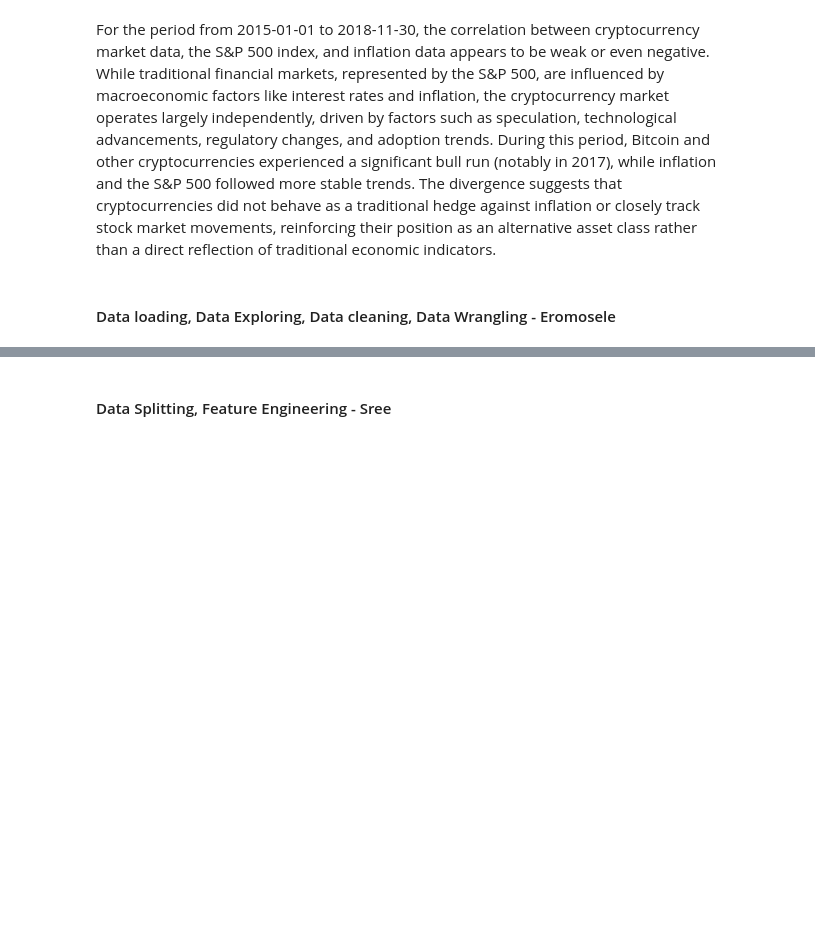
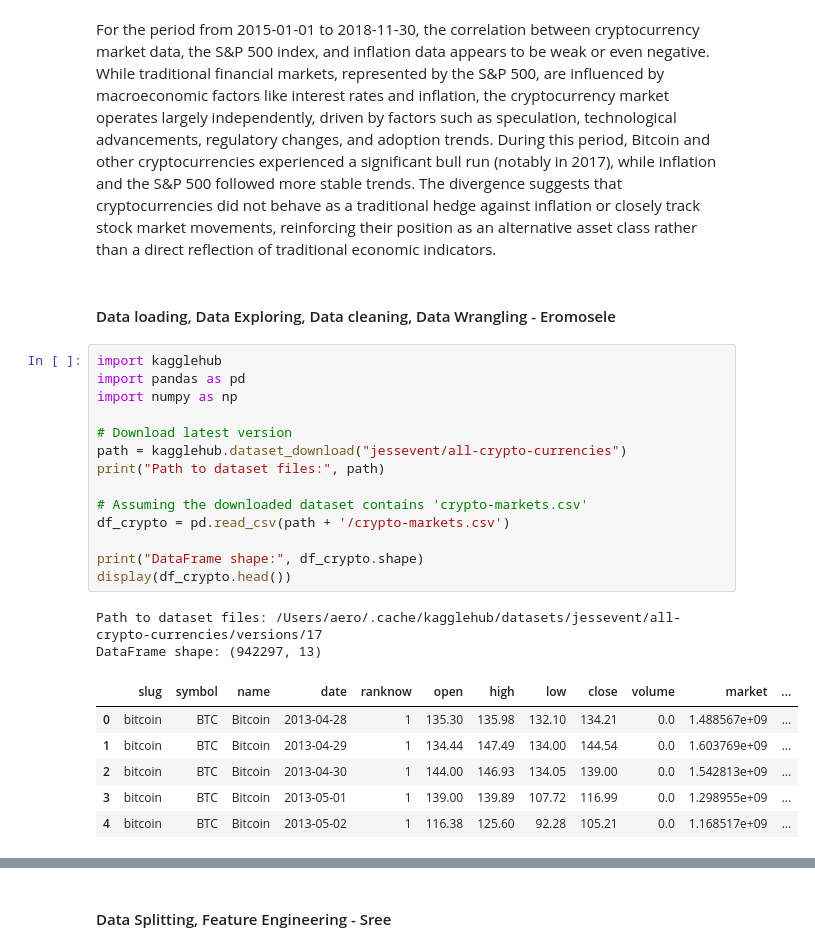
Before and after one commit to Sree-Praveen/Every-Cryptocurrency-Daily-Market-Price, a Jupyter notebook: main.ipynb, the cells around one changed output, grey strips where cells are left out. Drawn from its saved outputs; the diff is of its cells as text; blank space fills up the shorter version.

Commit message:
Add Data loading, Data Exploring, Data cleaning, Data Wrangling by Eromosele

```diff
--- a/main.ipynb
+++ b/main.ipynb
@@ -535,3 +535,26 @@ Inflation         0.562519     0.824967   1.000000
 For the period from 2015-01-01 to 2018-11-30, the correlation between cryptocurrency market data, the S&P 500 index, and inflation data appears to be weak or even negative. While traditional financial markets, represented by the S&P 500, are influenced by macroeconomic factors like interest rates and inflation, the cryptocurrency market operates largely independently, driven by factors such as speculation, technological advancements, regulatory changes, and adoption trends. During this period, Bitcoin and other cryptocurrencies experienced a significant bull run (notably in 2017), while inflation and the S&P 500 followed more stable trends. The divergence suggests that cryptocurrencies did not behave as a traditional hedge against inflation or closely track stock market movements, reinforcing their position as an alternative asset class rather than a direct reflection of traditional economic indicators.
 # %% [markdown]
 #### Data loading, Data Exploring, Data cleaning, Data Wrangling - Eromosele
+# %%
+import kagglehub
+import pandas as pd
+import numpy as np
+
+# Download latest version
+path = kagglehub.dataset_download("jessevent/all-crypto-currencies")
+print("Path to dataset files:", path)
+
+# Assuming the downloaded dataset contains 'crypto-markets.csv'
+df_crypto = pd.read_csv(path + '/crypto-markets.csv')
+
+print("DataFrame shape:", df_crypto.shape)
+display(df_crypto.head())
+# %% [output]
+Path to dataset files: /Users/aero/.cache/kagglehub/datasets/jessevent/all-crypto-currencies/versions/17
+DataFrame shape: (942297, 13)
+|  | slug | symbol | name | date | ranknow | open | high | low | close | volume | market | ... |
+| 0 | bitcoin | BTC | Bitcoin | 2013-04-28 | 1 | 135.30 | 135.98 | 132.10 | 134.21 | 0.0 | 1.488567e+09 | ... |
+| 1 | bitcoin | BTC | Bitcoin | 2013-04-29 | 1 | 134.44 | 147.49 | 134.00 | 144.54 | 0.0 | 1.603769e+09 | ... |
+| 2 | bitcoin | BTC | Bitcoin | 2013-04-30 | 1 | 144.00 | 146.93 | 134.05 | 139.00 | 0.0 | 1.542813e+09 | ... |
+| 3 | bitcoin | BTC | Bitcoin | 2013-05-01 | 1 | 139.00 | 139.89 | 107.72 | 116.99 | 0.0 | 1.298955e+09 | ... |
+| 4 | bitcoin | BTC | Bitcoin | 2013-05-02 | 1 | 116.38 | 125.60 | 92.28 | 105.21 | 0.0 | 1.168517e+09 | ... |
```
Also changed, not shown: parts of 2 cells of this notebook.
